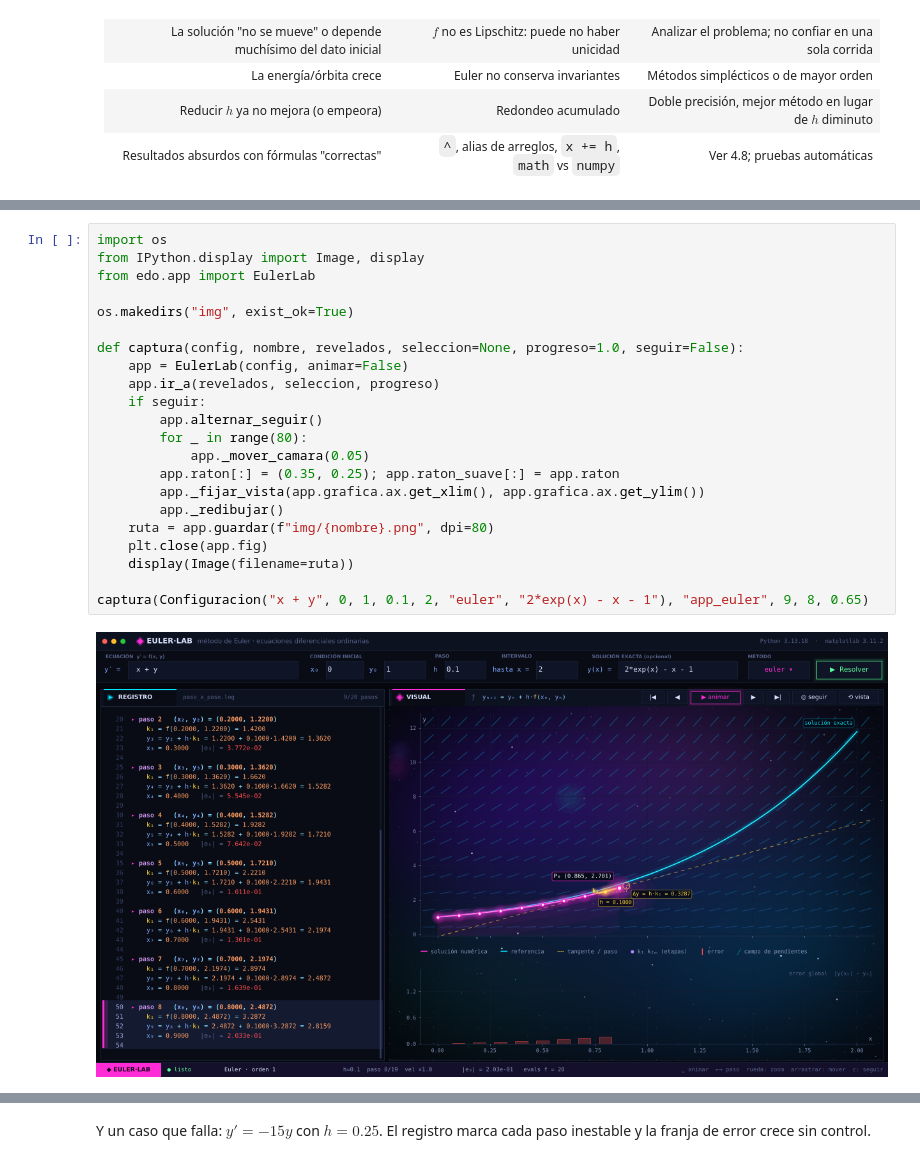
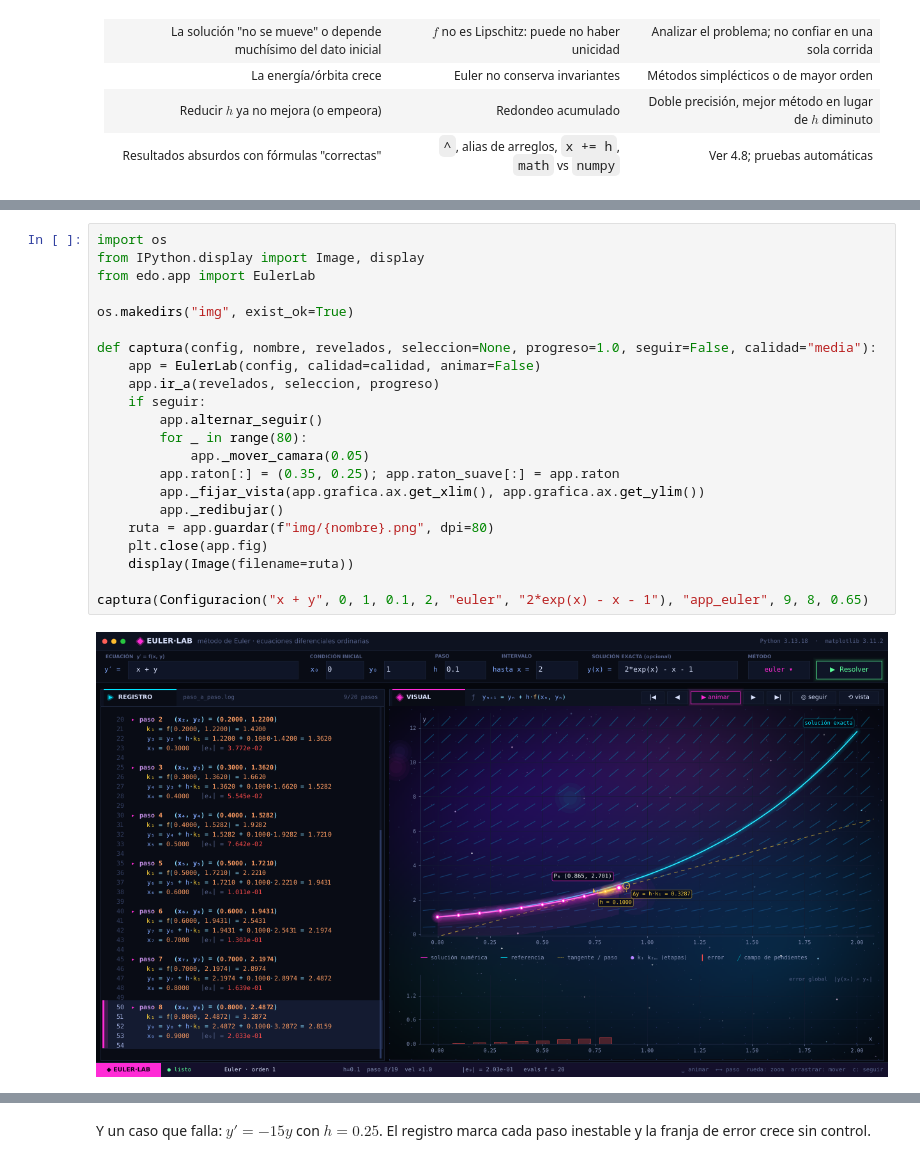
Before and after one commit to 317311022-crypto/Ecuaciones-Diferenciales-Metodo-Euler, a Jupyter notebook: notebooks/metodo_euler.ipynb, the cells around one changed output, grey strips where cells are left out. Cells and saved outputs as stored; diff of their text form.

```diff
--- a/notebooks/metodo_euler.ipynb
+++ b/notebooks/metodo_euler.ipynb
@@ -586,25 +588,25 @@ Las capturas siguientes se generan con la propia app (sin abrir ventana):
 # %%
 import os
 from IPython.display import Image, display
 from edo.app import EulerLab
 
 os.makedirs("img", exist_ok=True)
 
-def captura(config, nombre, revelados, seleccion=None, progreso=1.0, seguir=False):
-    app = EulerLab(config, animar=False)
+def captura(config, nombre, revelados, seleccion=None, progreso=1.0, seguir=False, calidad="media"):
+    app = EulerLab(config, calidad=calidad, animar=False)
     app.ir_a(revelados, seleccion, progreso)
     if seguir:
         app.alternar_seguir()
         for _ in range(80):
             app._mover_camara(0.05)
         app.raton[:] = (0.35, 0.25); app.raton_suave[:] = app.raton
         app._fijar_vista(app.grafica.ax.get_xlim(), app.grafica.ax.get_ylim())
         app._redibujar()
     ruta = app.guardar(f"img/{nombre}.png", dpi=80)
     plt.close(app.fig)
     display(Image(filename=ruta))
 
 captura(Configuracion("x + y", 0, 1, 0.1, 2, "euler", "2*exp(x) - x - 1"), "app_euler", 9, 8, 0.65)
 # %% [output]
-[figure, old version]
+[figure, new version]
 # %% [markdown]
```
Also changed, not shown: parts of 7 cells of this notebook, 15 other files.
